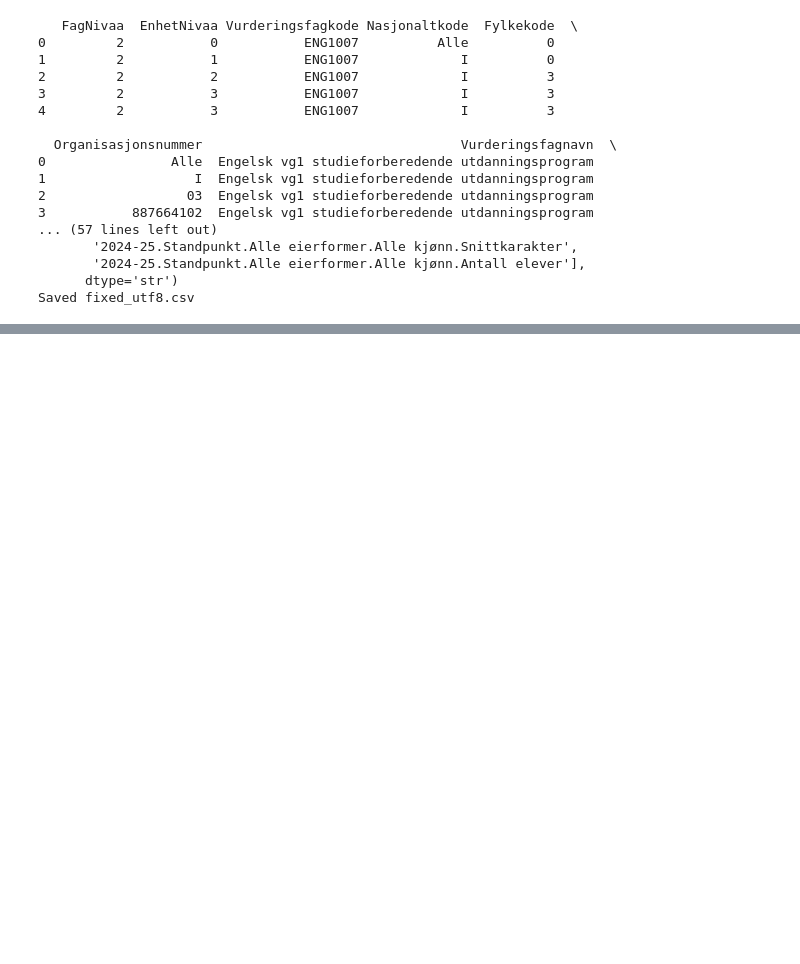
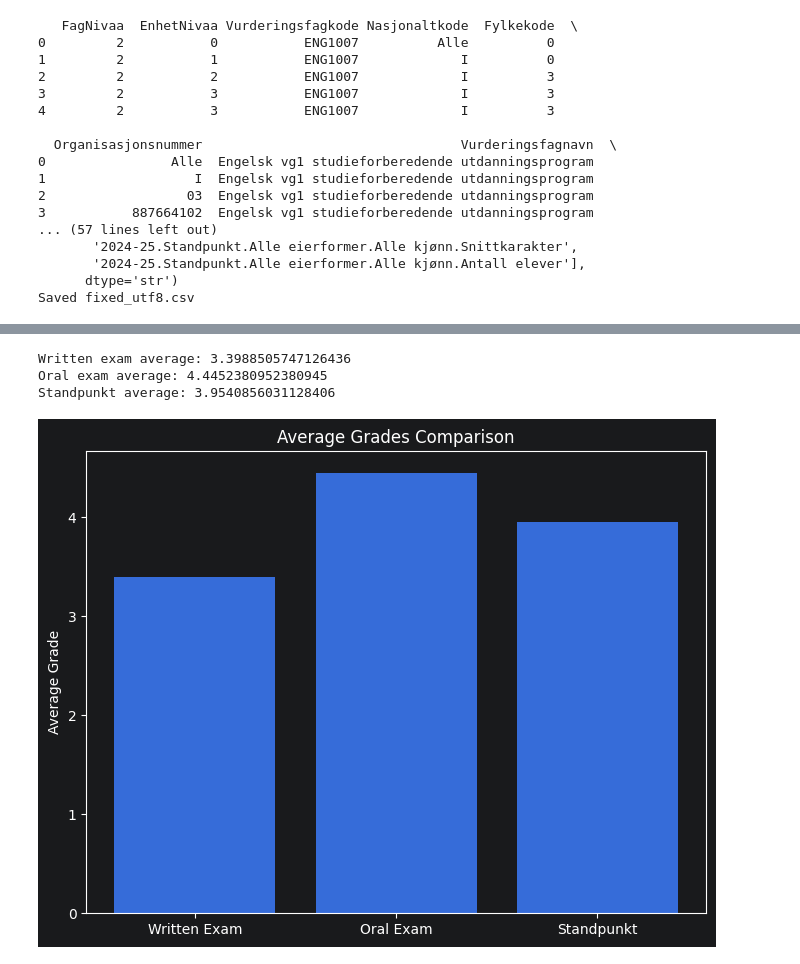
Before and after one commit to michaelSasen/python-ex, a Jupyter notebook: EKSAMEN2026/Task5.ipynb, the cells around one changed output, grey strips where cells are left out. Saved outputs shown, nothing was run; the diff lists cells and outputs as text; code cells hidden in the pictures; blank space fills up the shorter version.

```diff
--- a/EKSAMEN2026/Task5.ipynb
+++ b/EKSAMEN2026/Task5.ipynb
@@ -44,0 +130,80 @@ Saved fixed_utf8.csv
+# %%
+import pandas as pd
+import matplotlib.pyplot as plt
+
+
+#load the cleaned CSV file
+df = pd.read_csv(
+    "fixed_utf8.csv",
+    sep="\t",
+    encoding="utf-8"
+)
+
+
+#column names
+
+written_col = "2024-25.Skriftlig eksamen.Alle eierformer.Alle kjønn.Snittkarakter"
+
+oral_col = "2024-25.Muntlig eksamen.Alle eierformer.Alle kjønn.Snittkarakter"
+
+stand_col = "2024-25.Standpunkt.Alle eierformer.Alle kjønn.Snittkarakter"
+
+
+#convert Norwegian decimals. Example: "4,5" -> "4.5"
+for col in [written_col, oral_col, stand_col]:
+
+    df[col] = (
+        df[col]
+        .astype(str)
+        .str.replace(",", ".", regex=False)
+        .str.replace("*", "", regex=False)
+    )
+
+    #convert text to numbers
+    df[col] = pd.to_numeric(df[col], errors="coerce")
+
+
+#calculate average grades
+written_avg = df[written_col].mean()
+oral_avg = df[oral_col].mean()
+stand_avg = df[stand_col].mean()
+
+#print averages
+
+print("Written exam average:", written_avg)
+print("Oral exam average:", oral_avg)
+print("Standpunkt average:", stand_avg)
+
+
+#create bar chart
+
+labels = [
+    "Written Exam",
+    "Oral Exam",
+    "Standpunkt"
+]
+
+averages = [
+    written_avg,
+    oral_avg,
+    stand_avg
+]
+
+#create figure size
+plt.figure(figsize=(8, 6))
+
+#create bars
+plt.bar(labels, averages)
+
+#labels and title
+plt.ylabel("Average Grade")
+
+plt.title("Average Grades Comparison")
+
+#show chart
+plt.show()
+# %% [output]
+Written exam average: 3.3988505747126436
+Oral exam average: 4.4452380952380945
+Standpunkt average: 3.9540856031128406
+[figure, added]
```
Also changed, not shown: parts of 6 cells of this notebook.
